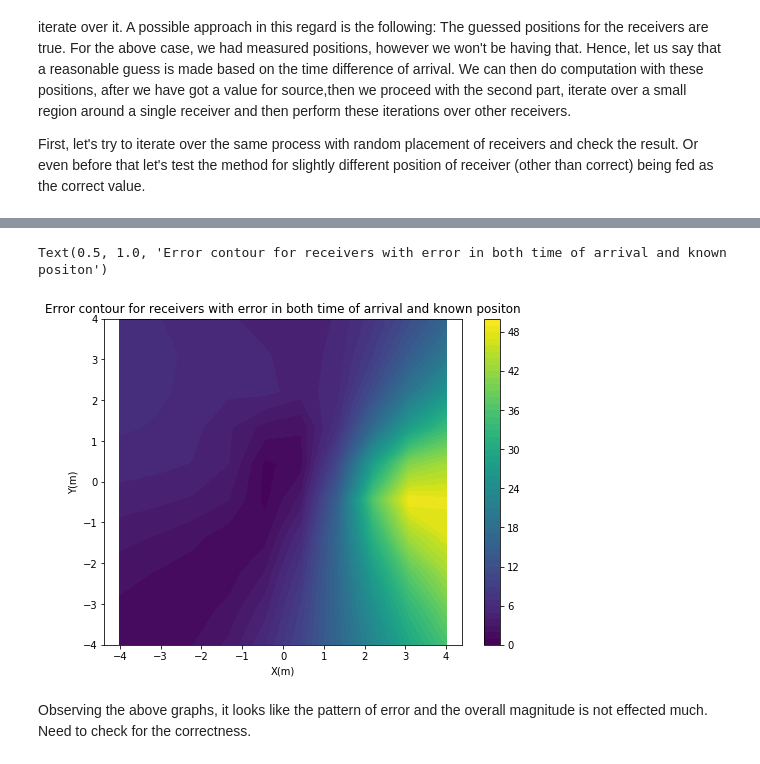
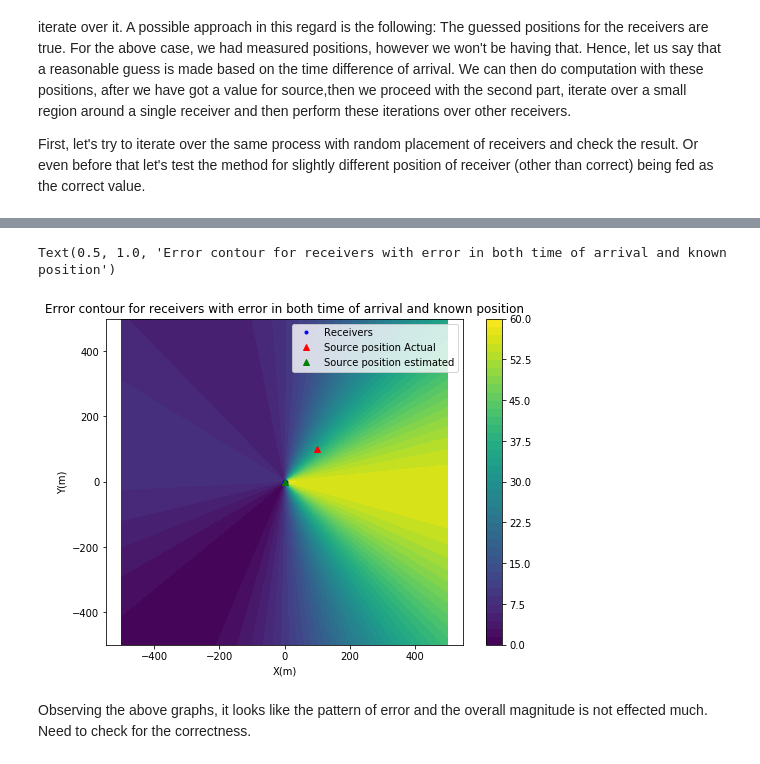
Before and after one commit to Student-Satellite-IITB/GLEE, a Jupyter notebook: Seismology_Simulations/Source_localization_TDOA.ipynb, the cells around one changed output, grey strips where cells are left out. Drawn from its saved outputs; the diff is of its cells as text; code cells hidden in the pictures.

```diff
--- a/Seismology_Simulations/Source_localization_TDOA.ipynb
+++ b/Seismology_Simulations/Source_localization_TDOA.ipynb
@@ -421,18 +421,25 @@ Text(0.5, 1.0, 'Error contour for receivers with error in both time of arrival a
 # %%
 # Now evaluating the function at various points in 2D
 
-x,y =np.mgrid[-4:4:10j,-4:4:10j]  # a 2D grid for defining domain and evaluation of source position
-error = np.zeros(shape=(10,10))  # To store the values at various points
+x,y =np.mgrid[-500:500:1000j,-500:500:1000j]  # a 2D grid for defining domain and evaluation of source position
+error = np.zeros(shape=(1000,1000))  # To store the values at various points
 rec_pos_modified = np.zeros_like(rec_pos_act)
-rec_pos_modified[:] = rec_pos_act[:] + [2 ,2]
-for i in range(10):
-    for j in range(10):
+rec_pos_modified[:] = rec_pos_act[:]  # Can modify later if required
+for i in range(1000):
+    for j in range(1000):
         error[i,j] = src_Loc_recpos_error(rec_pos_mes=rec_pos_mes,t_rec=t_Rec_real,c=c,src_pos=np.array([x[i,j],y[i,j]]),rec_pos_act=rec_pos_modified)
 plt.figure(figsize=(8,6))
 plt.contourf(x,y,error,levels=50)
+plt.plot(rec_pos_mes[:,0],rec_pos_mes[:,1],'b.',label='Receivers')
+plt.plot(100,100,'r^',label='Source position Actual')
+plt.plot(x[np.where(error == np.min(error))],y[np.where(error == np.min(error))],'g^',label='Source position estimated')
+plt.plot()
+plt.legend()
+plt.xlim(-500,500)
+plt.ylim(-500,500)
 plt.xlabel('X(m)')
 plt.ylabel('Y(m)')
 plt.axis('equal')
 plt.colorbar()
-plt.title('Error contour for receivers with error in both time of arrival and known positon')
+plt.title('Error contour for receivers with error in both time of arrival and known position')
 # %% [output]
@@ -441,23 +448,30 @@ Text(0.5, 1.0, 'Error contour for receivers with error in both time of arrival a
 # %%
 # Now evaluating the function at various points in 2D
 
-x,y =np.mgrid[-4:4:10j,-4:4:10j]  # a 2D grid for defining domain and evaluation of source position
-error = np.zeros(shape=(10,10))  # To store the values at various points
+x,y =np.mgrid[-500:500:1000j,-500:500:1000j]  # a 2D grid for defining domain and evaluation of source position
+error = np.zeros(shape=(1000,1000))  # To store the values at various points
 rec_pos_modified = np.zeros_like(rec_pos_act)
-rec_pos_modified[:] = rec_pos_act[:] + [4 ,4]
-for i in range(10):
-    for j in range(10):
-        error[i,j] = src_Loc_recpos_error(rec_pos_mes=rec_pos_mes,t_rec=t_Rec_real,c=c,src_pos=np.array([x[i,j],y[i,j]]),rec_pos_act=rec_pos_act)
+rec_pos_modified[:] = rec_pos_act[:]  # Can modify later if required
+for i in range(1000):
+    for j in range(1000):
+        error[i,j] = src_Loc_recpos_error(rec_pos_mes=rec_pos_mes,t_rec=t_Rec_real,c=c,src_pos=np.array([x[i,j],y[i,j]]),rec_pos_act=rec_pos_modified)
 plt.figure(figsize=(8,6))
 plt.contourf(x,y,error,levels=50)
+plt.plot(rec_pos_mes[:,0],rec_pos_mes[:,1],'b.',label='Receivers')
+plt.plot(100,100,'r^',label='Source position Actual')
+plt.plot(x[np.where(error == np.min(error))],y[np.where(error == np.min(error))],'g^',label='Source position estimated')
+plt.plot()
+plt.legend()
+plt.xlim(-500,500)
+plt.ylim(-500,500)
 plt.xlabel('X(m)')
 plt.ylabel('Y(m)')
 plt.axis('equal')
 plt.colorbar()
-plt.title('Error contour for receivers with error in both time of arrival and known positon')
+plt.title('Error contour for receivers with error in both time of arrival and known position')
 # %% [output]
-Text(0.5, 1.0, 'Error contour for receivers with error in both time of arrival and known positon')
+Text(0.5, 1.0, 'Error contour for receivers with error in both time of arrival and known position')
-[figure, old version]
+[figure, new version]
 # %% [markdown]
 Observing the above graphs, it looks like the pattern of error and the overall magnitude is not effected much. Need to check for the correctness.
 # %% [markdown]
```
Also changed, not shown: parts of 53 cells of this notebook.
